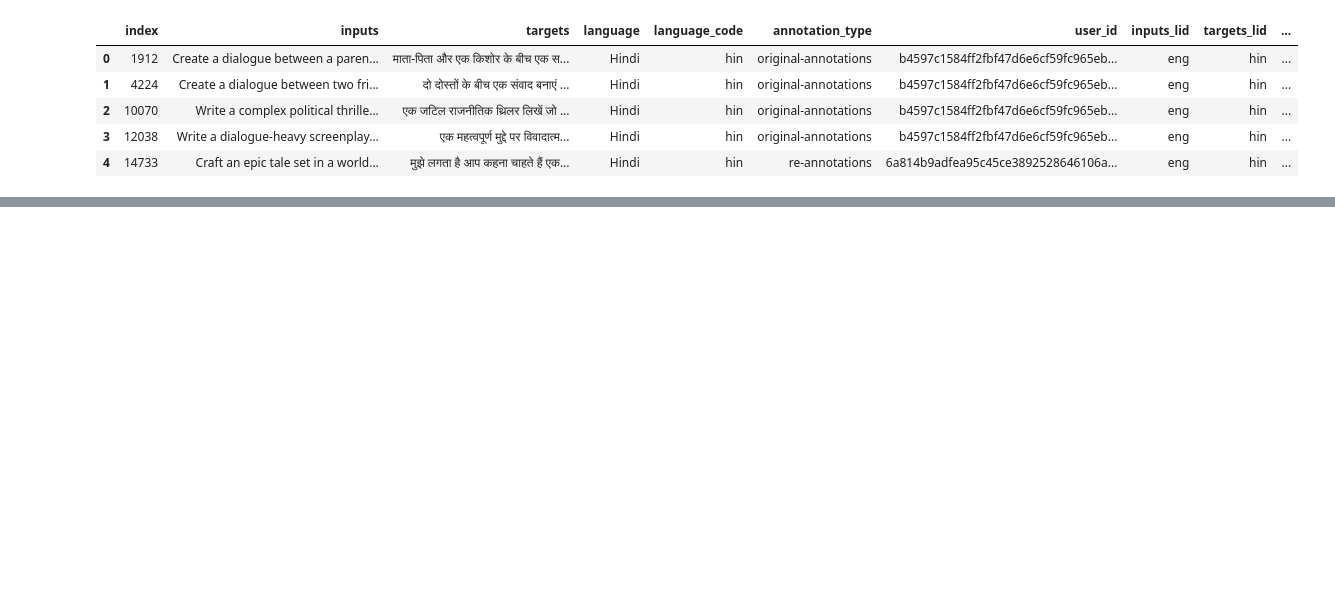
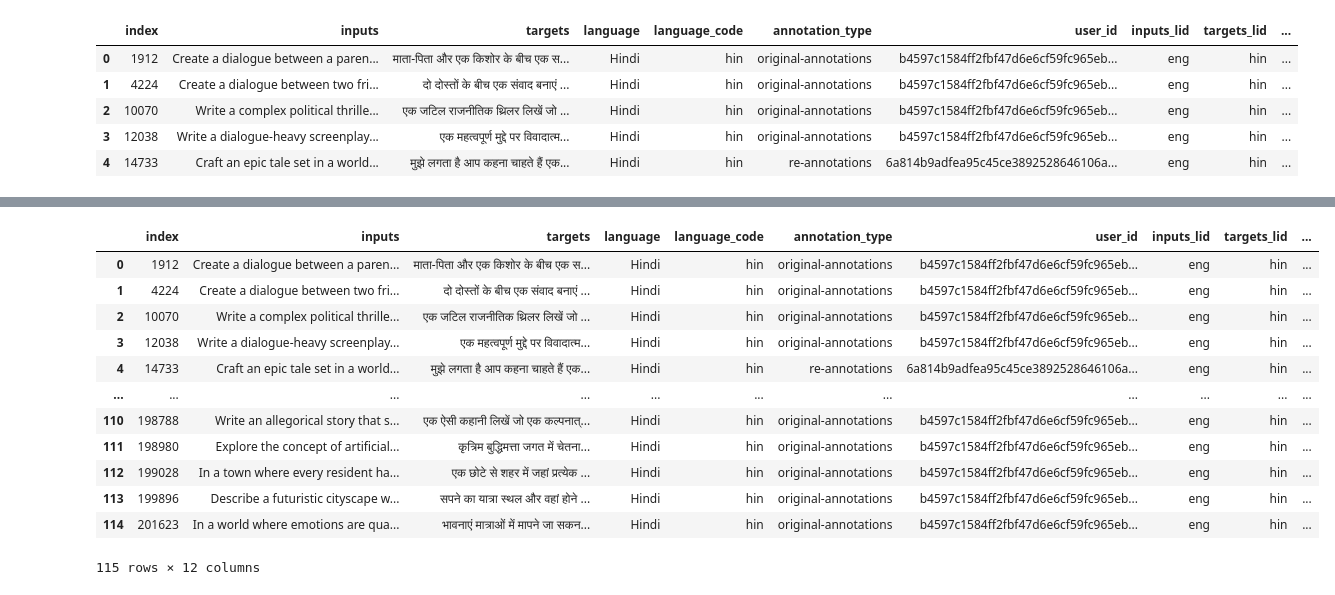
Before and after one commit to AMR-KELEG/Aya-mislabeled-samples, a Jupyter notebook: prototype scripts/lllm_judge.ipynb, the cells around one changed output, grey strips where cells are left out. Cells and saved outputs as stored; diff of their text form; code cells hidden in the pictures; blank space fills up the shorter version.

Commit message:
Initial LLM judge attempt

```diff
--- a/prototype scripts/lllm_judge.ipynb
+++ b/prototype scripts/lllm_judge.ipynb
@@ -1,29 +1,33 @@
 # %%
 import cohere
-from ratelimit import limits, sleep_and_retry
 
 co = cohere.Client(
-  api_key="", # This is your trial API key
+  api_key="", # This is your API key
 )
 
 # Define rate limit: 10 calls per 60 seconds
-CALLS = 5
-PERIOD = 60
+# CALLS = 5
+# PERIOD = 60
 
-@sleep_and_retry
-@limits(calls=CALLS, period=PERIOD)
+# @sleep_and_retry
+# @limits(calls=CALLS, period=PERIOD)
 def eval(row):
   inputprompt = row["inputs"]
   answer = row["targets"]
 
+  print(inputprompt, answer)
+
   response = co.chat(
     model='c4ai-aya-23-8b',
     message=f'''[System]
-  Please act as an impartial judge and evaluate the accuracy of the response provided by an
-  AI assistant to the user input displayed below. Please rate your confidence on a scale of 1 to 100
-  by strictly following this format: "[[confidence]]", for example: "Confidence: [[95]]". After doing this, provide a short explanation, citing specific examples in the input to justify your score.
+Please act as an impartial judge and evaluate the quality of the response provided by an
+AI assistant to the user question displayed below. Your evaluation should consider factors
+such as the helpfulness, relevance, accuracy, depth, creativity, and level of detail of
+the response. Begin your evaluation by providing a short explanation. Be as objective as
+possible. After providing your explanation, please rate the response on a scale of 1 to 10
+by strictly following this format: "[[rating]]", for example: "Rating: [[5]]".
   [Input Prompt]
-  Identify the language of the following: {inputprompt}
+  {inputprompt}
   [The Start of Assistant’s Answer]
   {answer}
   [The End of Assistant’s Answer]''',
@@ -48,0 +69,16 @@ ReadTimeout: The read operation timed out
+# %%
+df
+# %% [output]
+|  | index | inputs | targets | language | language_code | annotation_type | user_id | inputs_lid | targets_lid | ... |
+| 0 | 1912 | Create a dialogue between a paren... | माता-पिता और एक किशोर के बीच एक स... | Hindi | hin | original-annotations | b4597c1584ff2fbf47d6e6cf59fc965eb... | eng | hin | ... |
+| 1 | 4224 | Create a dialogue between two fri... | दो दोस्तों के बीच एक संवाद बनाएं ... | Hindi | hin | original-annotations | b4597c1584ff2fbf47d6e6cf59fc965eb... | eng | hin | ... |
+| 2 | 10070 | Write a complex political thrille... | एक जटिल राजनीतिक थ्रिलर लिखें जो ... | Hindi | hin | original-annotations | b4597c1584ff2fbf47d6e6cf59fc965eb... | eng | hin | ... |
+| 3 | 12038 | Write a dialogue-heavy screenplay... | एक महत्वपूर्ण मुद्दे पर विवादात्म... | Hindi | hin | original-annotations | b4597c1584ff2fbf47d6e6cf59fc965eb... | eng | hin | ... |
+| 4 | 14733 | Craft an epic tale set in a world... | मुझे लगता है आप कहना चाहते हैं एक... | Hindi | hin | re-annotations | 6a814b9adfea95c45ce3892528646106a... | eng | hin | ... |
+| ... | ... | ... | ... | ... | ... | ... | ... | ... | ... | ... |
+| 110 | 198788 | Write an allegorical story that s... | एक ऐसी कहानी लिखें जो एक कल्पनात्... | Hindi | hin | original-annotations | b4597c1584ff2fbf47d6e6cf59fc965eb... | eng | hin | ... |
+| 111 | 198980 | Explore the concept of artificial... | कृत्रिम बुद्धिमत्ता जगत में चेतना... | Hindi | hin | original-annotations | b4597c1584ff2fbf47d6e6cf59fc965eb... | eng | hin | ... |
+| 112 | 199028 | In a town where every resident ha... | एक छोटे से शहर में जहां प्रत्येक ... | Hindi | hin | original-annotations | b4597c1584ff2fbf47d6e6cf59fc965eb... | eng | hin | ... |
+| 113 | 199896 | Describe a futuristic cityscape w... | सपने का यात्रा स्थल और वहां होने ... | Hindi | hin | original-annotations | b4597c1584ff2fbf47d6e6cf59fc965eb... | eng | hin | ... |
+| 114 | 201623 | In a world where emotions are qua... | भावनाएं मात्राओं में मापने जा सकन... | Hindi | hin | original-annotations | b4597c1584ff2fbf47d6e6cf59fc965eb... | eng | hin | ... |
+115 rows × 12 columns
```
Also changed, not shown: parts of 2 cells of this notebook, 3 other files.
